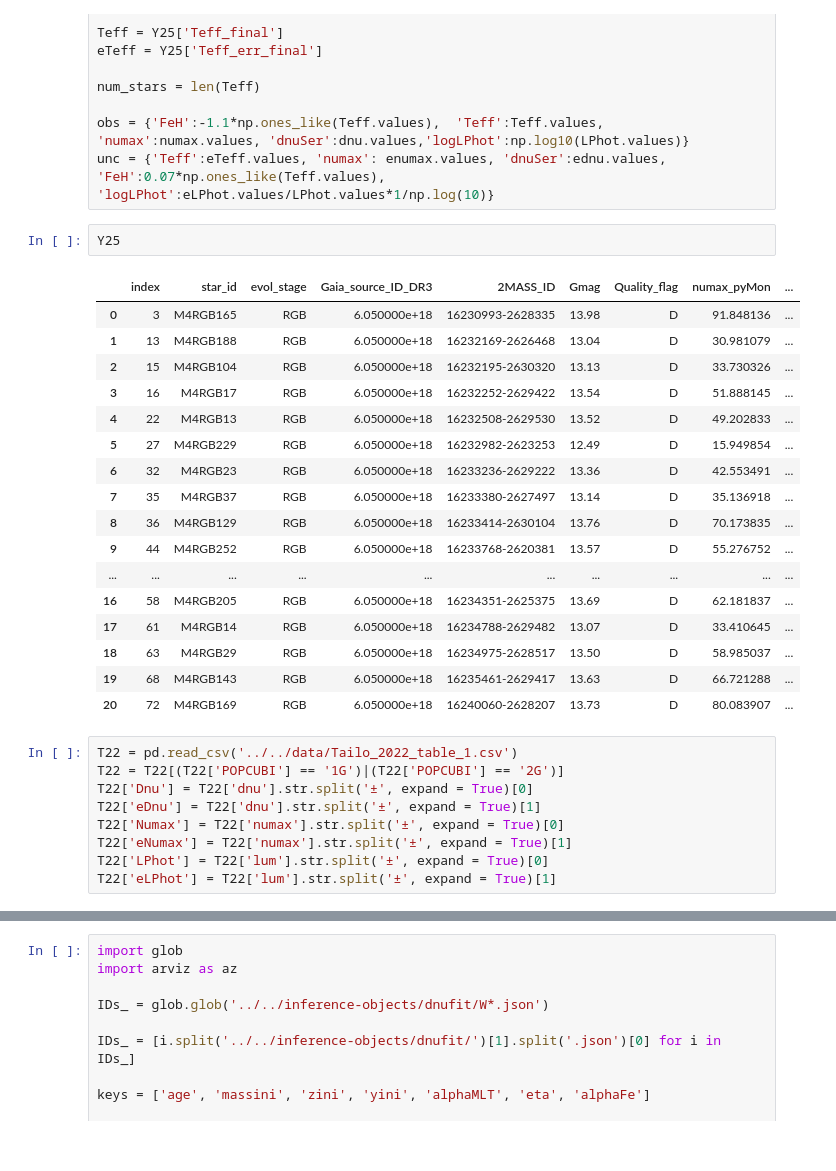
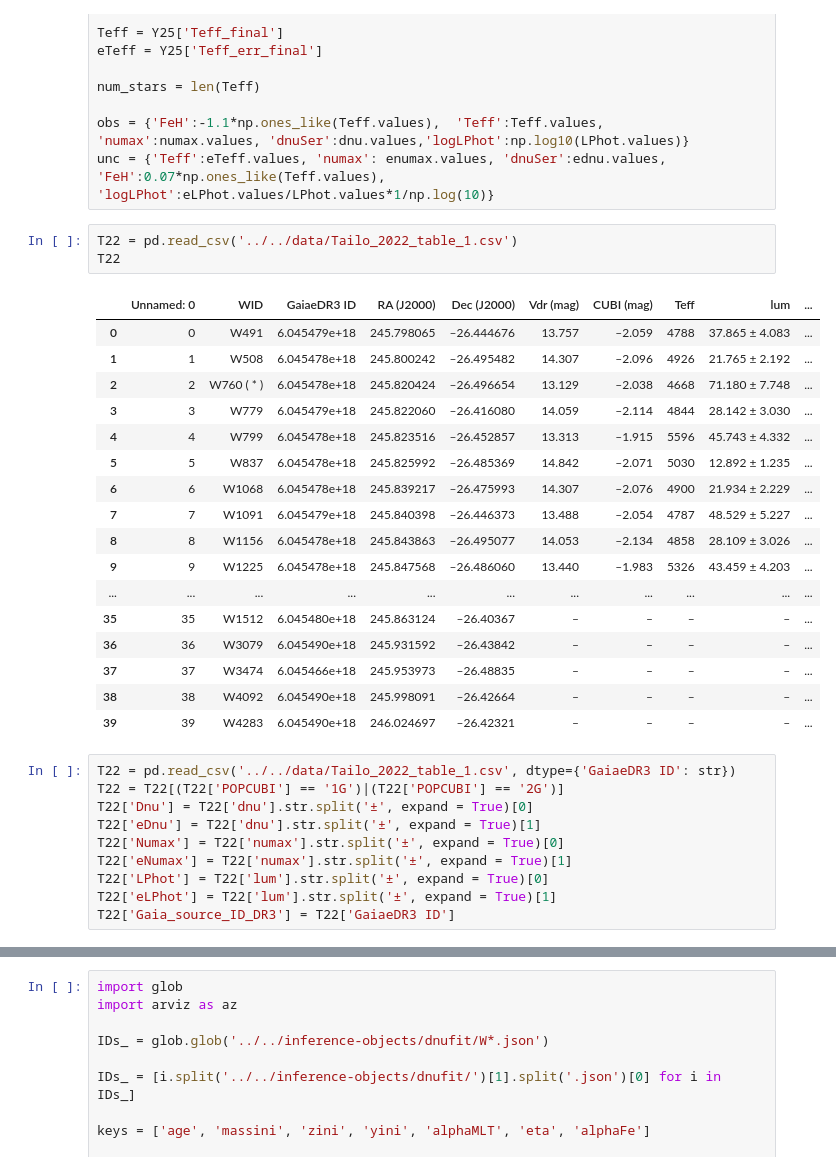
Before and after one commit to ehatt98/M4-hierarchical, a Jupyter notebook: notebooks/checks/Check-data.ipynb, the cells around one changed output, grey strips where cells are left out. Saved outputs shown, nothing was run; the diff lists cells and outputs as text.

```diff
--- a/notebooks/checks/Check-data.ipynb
+++ b/notebooks/checks/Check-data.ipynb
@@ -36,27 +36,28 @@ num_stars = len(Teff)
 obs = {'FeH':-1.1*np.ones_like(Teff.values),  'Teff':Teff.values, 'numax':numax.values, 'dnuSer':dnu.values,'logLPhot':np.log10(LPhot.values)}
 unc = {'Teff':eTeff.values, 'numax': enumax.values, 'dnuSer':ednu.values, 'FeH':0.07*np.ones_like(Teff.values), 'logLPhot':eLPhot.values/LPhot.values*1/np.log(10)}
 # %%
-Y25
+T22 = pd.read_csv('../../data/Tailo_2022_table_1.csv')
+T22
 # %% [output]
-|  | index | star_id | evol_stage | Gaia_source_ID_DR3 | 2MASS_ID | Gmag | Quality_flag | numax_pyMon | ... |
-| 0 | 3 | M4RGB165 | RGB | 6.050000e+18 | 16230993-2628335 | 13.98 | D | 91.848136 | ... |
-| 1 | 13 | M4RGB188 | RGB | 6.050000e+18 | 16232169-2626468 | 13.04 | D | 30.981079 | ... |
-| 2 | 15 | M4RGB104 | RGB | 6.050000e+18 | 16232195-2630320 | 13.13 | D | 33.730326 | ... |
-| 3 | 16 | M4RGB17 | RGB | 6.050000e+18 | 16232252-2629422 | 13.54 | D | 51.888145 | ... |
-| 4 | 22 | M4RGB13 | RGB | 6.050000e+18 | 16232508-2629530 | 13.52 | D | 49.202833 | ... |
-| 5 | 27 | M4RGB229 | RGB | 6.050000e+18 | 16232982-2623253 | 12.49 | D | 15.949854 | ... |
-| 6 | 32 | M4RGB23 | RGB | 6.050000e+18 | 16233236-2629222 | 13.36 | D | 42.553491 | ... |
-| 7 | 35 | M4RGB37 | RGB | 6.050000e+18 | 16233380-2627497 | 13.14 | D | 35.136918 | ... |
-| 8 | 36 | M4RGB129 | RGB | 6.050000e+18 | 16233414-2630104 | 13.76 | D | 70.173835 | ... |
-| 9 | 44 | M4RGB252 | RGB | 6.050000e+18 | 16233768-2620381 | 13.57 | D | 55.276752 | ... |
-| ... | ... | ... | ... | ... | ... | ... | ... | ... | ... |
-| 16 | 58 | M4RGB205 | RGB | 6.050000e+18 | 16234351-2625375 | 13.69 | D | 62.181837 | ... |
-| 17 | 61 | M4RGB14 | RGB | 6.050000e+18 | 16234788-2629482 | 13.07 | D | 33.410645 | ... |
-| 18 | 63 | M4RGB29 | RGB | 6.050000e+18 | 16234975-2628517 | 13.50 | D | 58.985037 | ... |
-| 19 | 68 | M4RGB143 | RGB | 6.050000e+18 | 16235461-2629417 | 13.63 | D | 66.721288 | ... |
-| 20 | 72 | M4RGB169 | RGB | 6.050000e+18 | 16240060-2628207 | 13.73 | D | 80.083907 | ... |
+|  | Unnamed: 0 | WID | GaiaeDR3 ID | RA (J2000) | Dec (J2000) | Vdr (mag) | CUBI (mag) | Teff | lum | ... |
+| 0 | 0 | W491 | 6.045479e+18 | 245.798065 | –26.444676 | 13.757 | –2.059 | 4788 | 37.865 ± 4.083 | ... |
+| 1 | 1 | W508 | 6.045478e+18 | 245.800242 | –26.495482 | 14.307 | –2.096 | 4926 | 21.765 ± 2.192 | ... |
+| 2 | 2 | W760 ( * ) | 6.045478e+18 | 245.820424 | –26.496654 | 13.129 | –2.038 | 4668 | 71.180 ± 7.748 | ... |
+| 3 | 3 | W779 | 6.045479e+18 | 245.822060 | –26.416080 | 14.059 | –2.114 | 4844 | 28.142 ± 3.030 | ... |
+| 4 | 4 | W799 | 6.045478e+18 | 245.823516 | –26.452857 | 13.313 | –1.915 | 5596 | 45.743 ± 4.332 | ... |
+| 5 | 5 | W837 | 6.045478e+18 | 245.825992 | –26.485369 | 14.842 | –2.071 | 5030 | 12.892 ± 1.235 | ... |
+| 6 | 6 | W1068 | 6.045478e+18 | 245.839217 | –26.475993 | 14.307 | –2.076 | 4900 | 21.934 ± 2.229 | ... |
+| 7 | 7 | W1091 | 6.045479e+18 | 245.840398 | –26.446373 | 13.488 | –2.054 | 4787 | 48.529 ± 5.227 | ... |
+| 8 | 8 | W1156 | 6.045478e+18 | 245.843863 | –26.495077 | 14.053 | –2.134 | 4858 | 28.109 ± 3.026 | ... |
+| 9 | 9 | W1225 | 6.045478e+18 | 245.847568 | –26.486060 | 13.440 | –1.983 | 5326 | 43.459 ± 4.203 | ... |
+| ... | ... | ... | ... | ... | ... | ... | ... | ... | ... | ... |
+| 35 | 35 | W1512 | 6.045480e+18 | 245.863124 | –26.40367 | – | – | – | – | ... |
+| 36 | 36 | W3079 | 6.045490e+18 | 245.931592 | –26.43842 | – | – | – | – | ... |
+| 37 | 37 | W3474 | 6.045466e+18 | 245.953973 | –26.48835 | – | – | – | – | ... |
+| 38 | 38 | W4092 | 6.045490e+18 | 245.998091 | –26.42664 | – | – | – | – | ... |
+| 39 | 39 | W4283 | 6.045490e+18 | 246.024697 | –26.42321 | – | – | – | – | ... |
 # %%
-T22 = pd.read_csv('../../data/Tailo_2022_table_1.csv')
+T22 = pd.read_csv('../../data/Tailo_2022_table_1.csv', dtype={'GaiaeDR3 ID': str})
 T22 = T22[(T22['POPCUBI'] == '1G')|(T22['POPCUBI'] == '2G')]
 T22['Dnu'] = T22['dnu'].str.split('±', expand = True)[0]
 T22['eDnu'] = T22['dnu'].str.split('±', expand = True)[1]
@@ -64,3 +65,4 @@ T22['Numax'] = T22['numax'].str.split('±', expand = True)[0]
 T22['eNumax'] = T22['numax'].str.split('±', expand = True)[1]
 T22['LPhot'] = T22['lum'].str.split('±', expand = True)[0]
 T22['eLPhot'] = T22['lum'].str.split('±', expand = True)[1]
+T22['Gaia_source_ID_DR3'] = T22['GaiaeDR3 ID']
```
Also changed, not shown: parts of 14 cells of this notebook, 10 other files.
